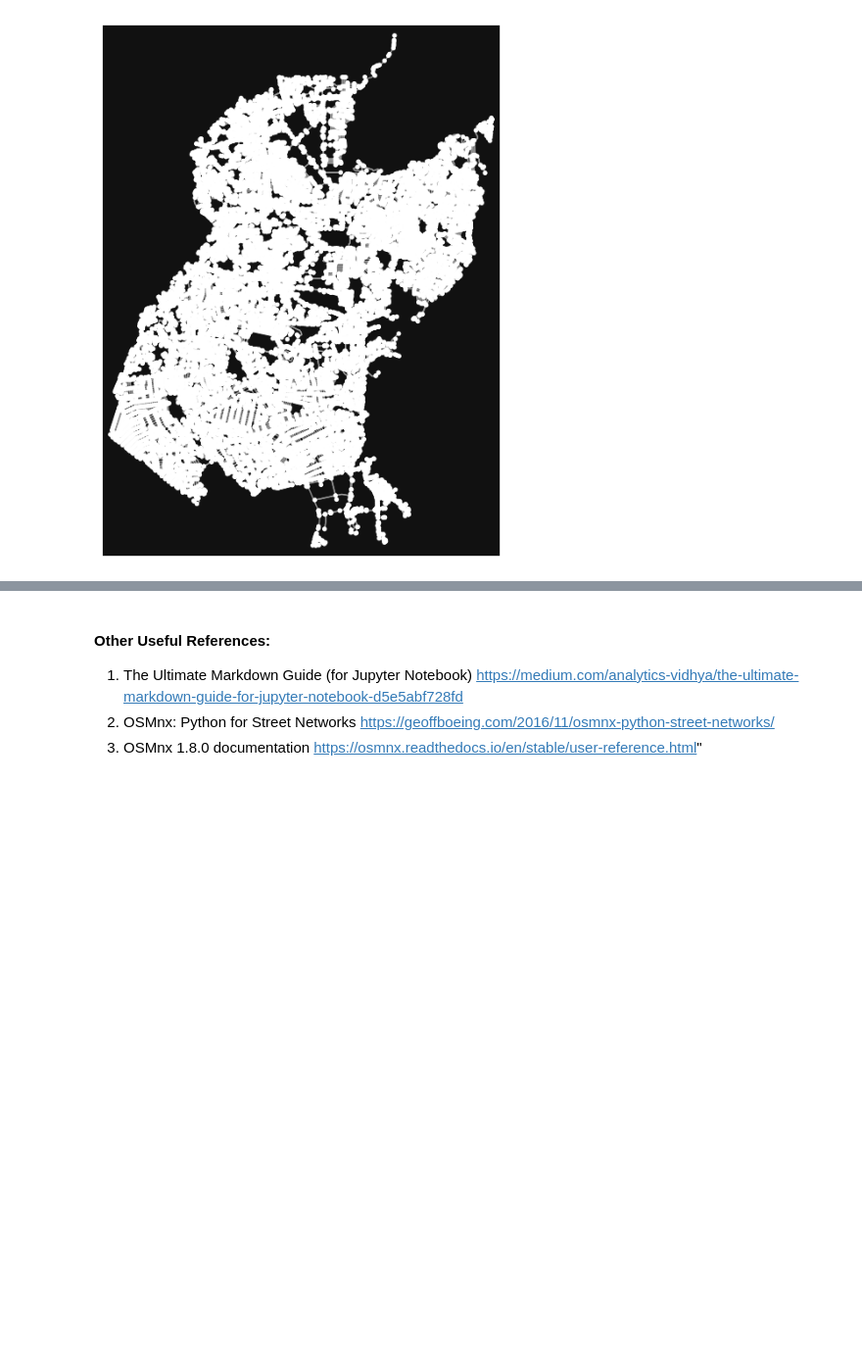
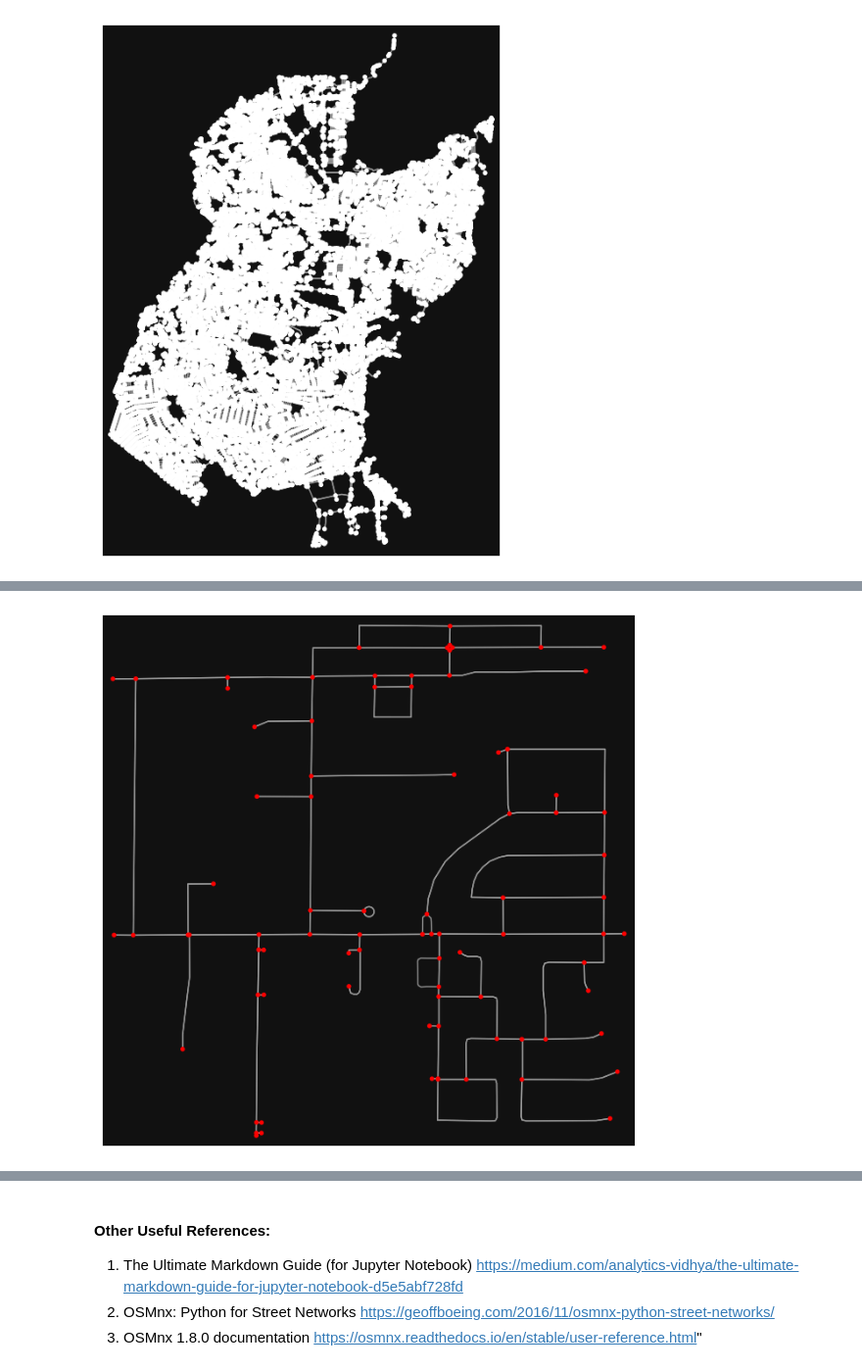
Before and after one commit to msescordial/rnga, a Jupyter notebook: Testing.ipynb, the cells around one changed output, grey strips where cells are left out. Shown at 98% size. Cells and saved outputs as stored; diff of their text form; code cells hidden in the pictures; blank space fills up the shorter version.

```diff
--- a/Testing.ipynb
+++ b/Testing.ipynb
@@ -65,0 +81,6 @@ fig, ax = ox.plot_graph(H)
+# %%
+# simplify the network
+G = ox.simplify_graph(G)
+fig, ax = ox.plot_graph(G, node_color="r")
+# %% [output]
+[figure, added]
```
Also changed, not shown: parts of 16 cells of this notebook.
